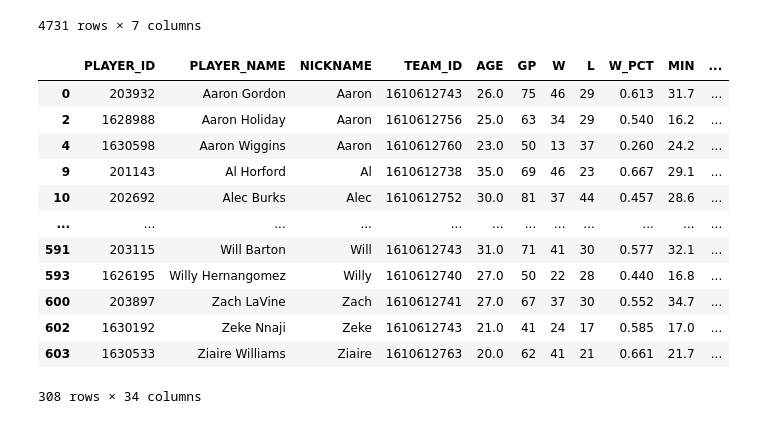
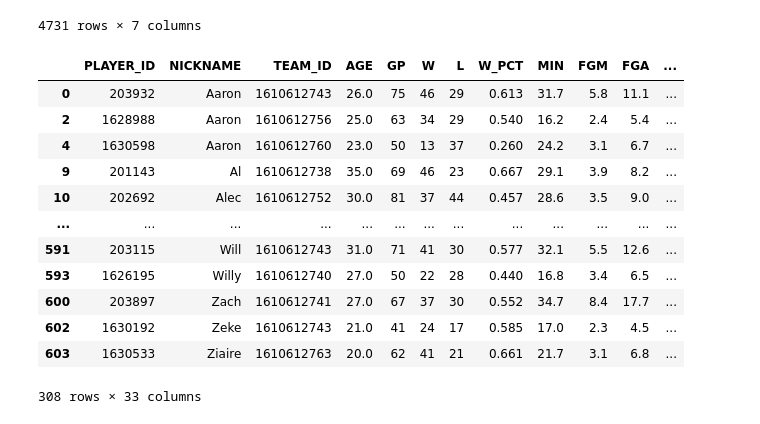
Before and after one commit to ImWesAdams/NBAPredictionsAndData, a Jupyter notebook: Analyzing and Regressing NBA Box Plus Minus.ipynb, the cells around one changed output. Saved outputs shown, nothing was run; the diff lists cells and outputs as text; code cells hidden in the pictures.

Commit message:
More work on starting plus-minus analysis
Got a final dataframe ready for analysis. I'm thinking I don't have enough to train an ML model with only 1 season but will try a random forest or something

```diff
--- a/Analyzing and Regressing NBA Box Plus Minus.ipynb
+++ b/Analyzing and Regressing NBA Box Plus Minus.ipynb
@@ -55,31 +56,31 @@ player_general
 # %%
 min_games = 40
 min_minutes = 15
-drop_cols = ['_RANK','_FANTASY','CFPARA','CFID','TD3','DD2','TEAM_ABBREVIATION']
+drop_cols = ['_RANK','_FANTASY','CFPARA','CFID','TD3','DD2','TEAM_ABBREVIATION','_NAME']
 r = requests.get(url = link_dict['player_game'],headers=headers).json()
 player_game = pd.DataFrame(r['resultSets'][0]['rowSet'],columns=r['resultSets'][0]['headers'])
 player_game['FTMissed']=player_game['FTA']-player_game['FTM']
 player_game['FGMissed']=player_game['FGA']-player_game['FGM']
 player_game['FG2M']=player_game['FGM']-player_game['FG3M']
 player_game.drop([col for col in player_game.columns
-    if re.search(r"(?=("+'|'.join(drop_cols)+r"))", col)],axis=1,inplace=True) # drop rank columns
+    if re.search(r"(?=("+'|'.join(drop_cols)+r"))", col)],axis=1,inplace=True) # drop matching columns
 player_game = player_game[(player_game['GP']>=min_games)\
             &(player_game['MIN']>=min_minutes)] # only keep players with enough games and minutes per game
 player_game
 # %% [output]
-|  | PLAYER_ID | PLAYER_NAME | NICKNAME | TEAM_ID | AGE | GP | W | L | W_PCT | MIN | ... |
-| 0 | 203932 | Aaron Gordon | Aaron | 1610612743 | 26.0 | 75 | 46 | 29 | 0.613 | 31.7 | ... |
-| 2 | 1628988 | Aaron Holiday | Aaron | 1610612756 | 25.0 | 63 | 34 | 29 | 0.540 | 16.2 | ... |
-| 4 | 1630598 | Aaron Wiggins | Aaron | 1610612760 | 23.0 | 50 | 13 | 37 | 0.260 | 24.2 | ... |
-| 9 | 201143 | Al Horford | Al | 1610612738 | 35.0 | 69 | 46 | 23 | 0.667 | 29.1 | ... |
-| 10 | 202692 | Alec Burks | Alec | 1610612752 | 30.0 | 81 | 37 | 44 | 0.457 | 28.6 | ... |
-| ... | ... | ... | ... | ... | ... | ... | ... | ... | ... | ... | ... |
-| 591 | 203115 | Will Barton | Will | 1610612743 | 31.0 | 71 | 41 | 30 | 0.577 | 32.1 | ... |
-| 593 | 1626195 | Willy Hernangomez | Willy | 1610612740 | 27.0 | 50 | 22 | 28 | 0.440 | 16.8 | ... |
-| 600 | 203897 | Zach LaVine | Zach | 1610612741 | 27.0 | 67 | 37 | 30 | 0.552 | 34.7 | ... |
-| 602 | 1630192 | Zeke Nnaji | Zeke | 1610612743 | 21.0 | 41 | 24 | 17 | 0.585 | 17.0 | ... |
-| 603 | 1630533 | Ziaire Williams | Ziaire | 1610612763 | 20.0 | 62 | 41 | 21 | 0.661 | 21.7 | ... |
+|  | PLAYER_ID | NICKNAME | TEAM_ID | AGE | GP | W | L | W_PCT | MIN | FGM | FGA | ... |
+| 0 | 203932 | Aaron | 1610612743 | 26.0 | 75 | 46 | 29 | 0.613 | 31.7 | 5.8 | 11.1 | ... |
+| 2 | 1628988 | Aaron | 1610612756 | 25.0 | 63 | 34 | 29 | 0.540 | 16.2 | 2.4 | 5.4 | ... |
+| 4 | 1630598 | Aaron | 1610612760 | 23.0 | 50 | 13 | 37 | 0.260 | 24.2 | 3.1 | 6.7 | ... |
+| 9 | 201143 | Al | 1610612738 | 35.0 | 69 | 46 | 23 | 0.667 | 29.1 | 3.9 | 8.2 | ... |
+| 10 | 202692 | Alec | 1610612752 | 30.0 | 81 | 37 | 44 | 0.457 | 28.6 | 3.5 | 9.0 | ... |
+| ... | ... | ... | ... | ... | ... | ... | ... | ... | ... | ... | ... | ... |
+| 591 | 203115 | Will | 1610612743 | 31.0 | 71 | 41 | 30 | 0.577 | 32.1 | 5.5 | 12.6 | ... |
+| 593 | 1626195 | Willy | 1610612740 | 27.0 | 50 | 22 | 28 | 0.440 | 16.8 | 3.4 | 6.5 | ... |
+| 600 | 203897 | Zach | 1610612741 | 27.0 | 67 | 37 | 30 | 0.552 | 34.7 | 8.4 | 17.7 | ... |
+| 602 | 1630192 | Zeke | 1610612743 | 21.0 | 41 | 24 | 17 | 0.585 | 17.0 | 2.3 | 4.5 | ... |
+| 603 | 1630533 | Ziaire | 1610612763 | 20.0 | 62 | 41 | 21 | 0.661 | 21.7 | 3.1 | 6.8 | ... |
-308 rows × 34 columns
+308 rows × 33 columns
 # %%
 player_general = player_general.merge(
         player_game,
```
Also changed, not shown: parts of 6 cells of this notebook.
